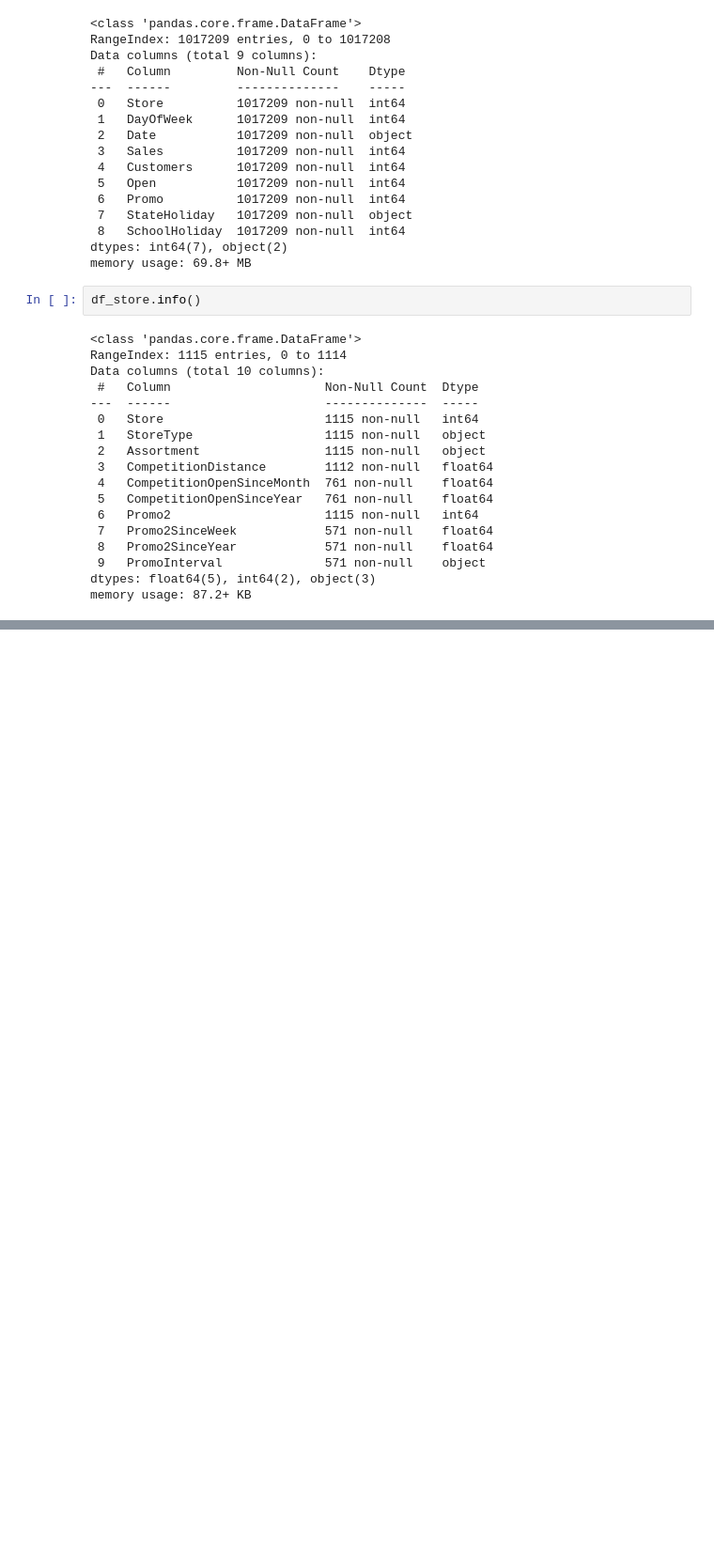
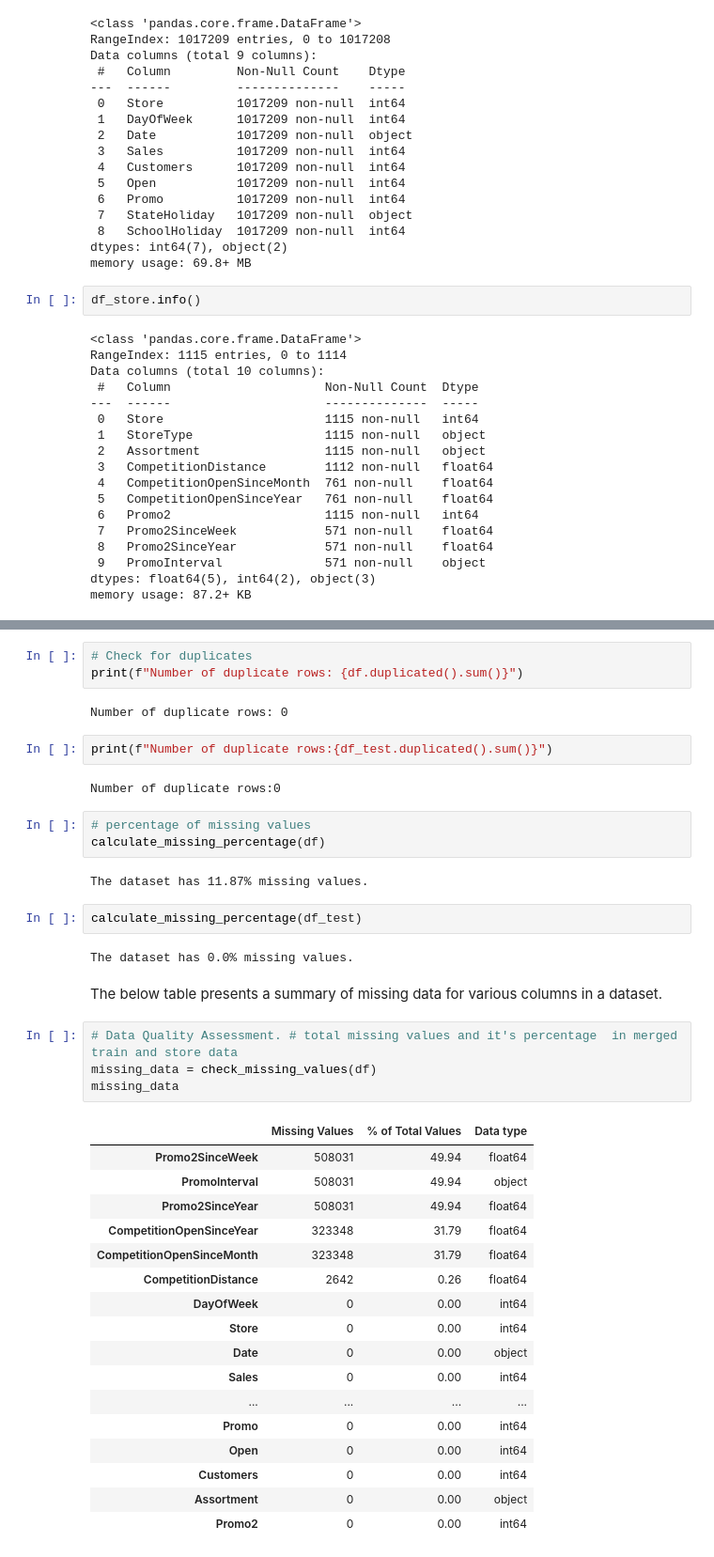
Before and after one commit to OL-YAD/rossmann-pharmaceuticals-sales-forecast, a Jupyter notebook: notebooks/preprocessing.ipynb, the cells around one changed output, grey strips where cells are left out. Shown: that part at 94% size. Cells and saved outputs as stored; diff of their text form; blank space fills up the shorter version.

Commit message:
handling missing values

```diff
--- a/notebooks/preprocessing.ipynb
+++ b/notebooks/preprocessing.ipynb
@@ -87,0 +245,42 @@ df = pd.merge(df_train, df_test, on='Store', how='left')
+# %%
+# Check for duplicates
+print(f"Number of duplicate rows: {df.duplicated().sum()}")
+# %% [output]
+Number of duplicate rows: 0
+# %%
+print(f"Number of duplicate rows:{df_test.duplicated().sum()}")
+# %% [output]
+Number of duplicate rows:0
+# %%
+# percentage of missing values
+calculate_missing_percentage(df)
+# %% [output]
+The dataset has 11.87% missing values.
+# %%
+calculate_missing_percentage(df_test)
+# %% [output]
+The dataset has 0.0% missing values.
+# %% [markdown]
+The below table presents a summary of missing data for various columns in a dataset.
+# %%
+# Data Quality Assessment. # total missing values and it's percentage  in merged train and store data
+missing_data = check_missing_values(df)
+missing_data
+# %% [output]
+|  | Missing Values | % of Total Values | Data type |
+| Promo2SinceWeek | 508031 | 49.94 | float64 |
+| PromoInterval | 508031 | 49.94 | object |
+| Promo2SinceYear | 508031 | 49.94 | float64 |
+| CompetitionOpenSinceYear | 323348 | 31.79 | float64 |
+| CompetitionOpenSinceMonth | 323348 | 31.79 | float64 |
+| CompetitionDistance | 2642 | 0.26 | float64 |
+| DayOfWeek | 0 | 0.00 | int64 |
+| Store | 0 | 0.00 | int64 |
+| Date | 0 | 0.00 | object |
+| Sales | 0 | 0.00 | int64 |
+| ... | ... | ... | ... |
+| Promo | 0 | 0.00 | int64 |
+| Open | 0 | 0.00 | int64 |
+| Customers | 0 | 0.00 | int64 |
+| Assortment | 0 | 0.00 | object |
+| Promo2 | 0 | 0.00 | int64 |
```
Also changed, not shown: parts of 32 cells of this notebook.
